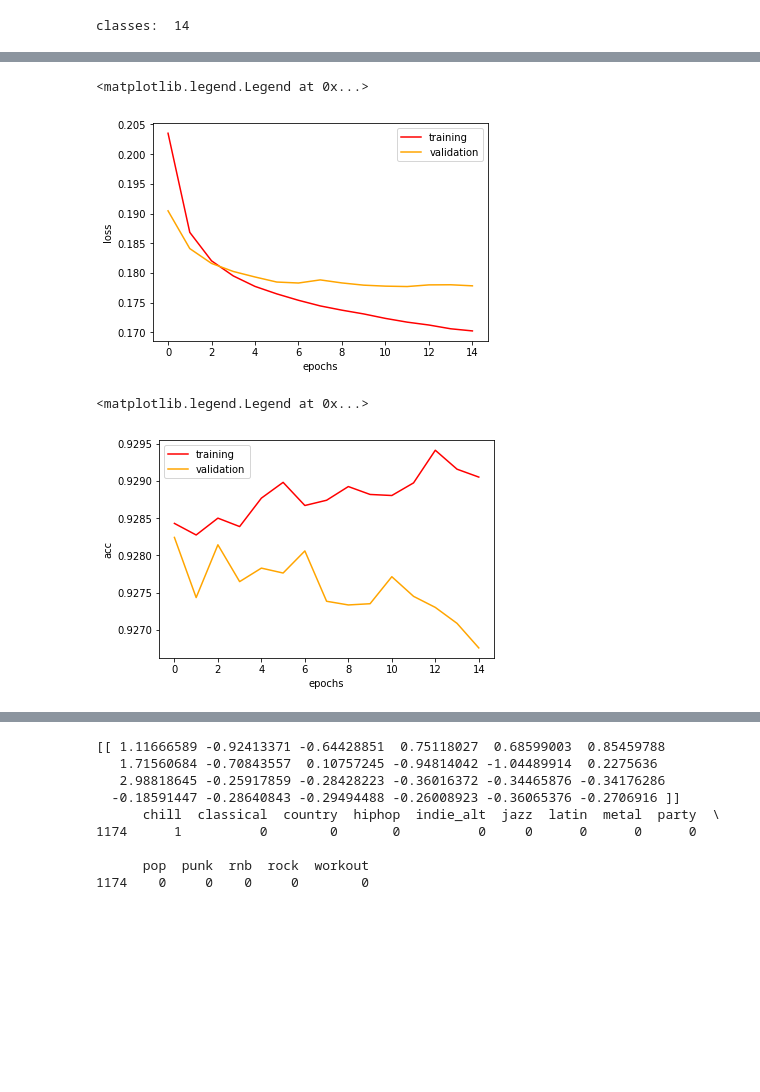
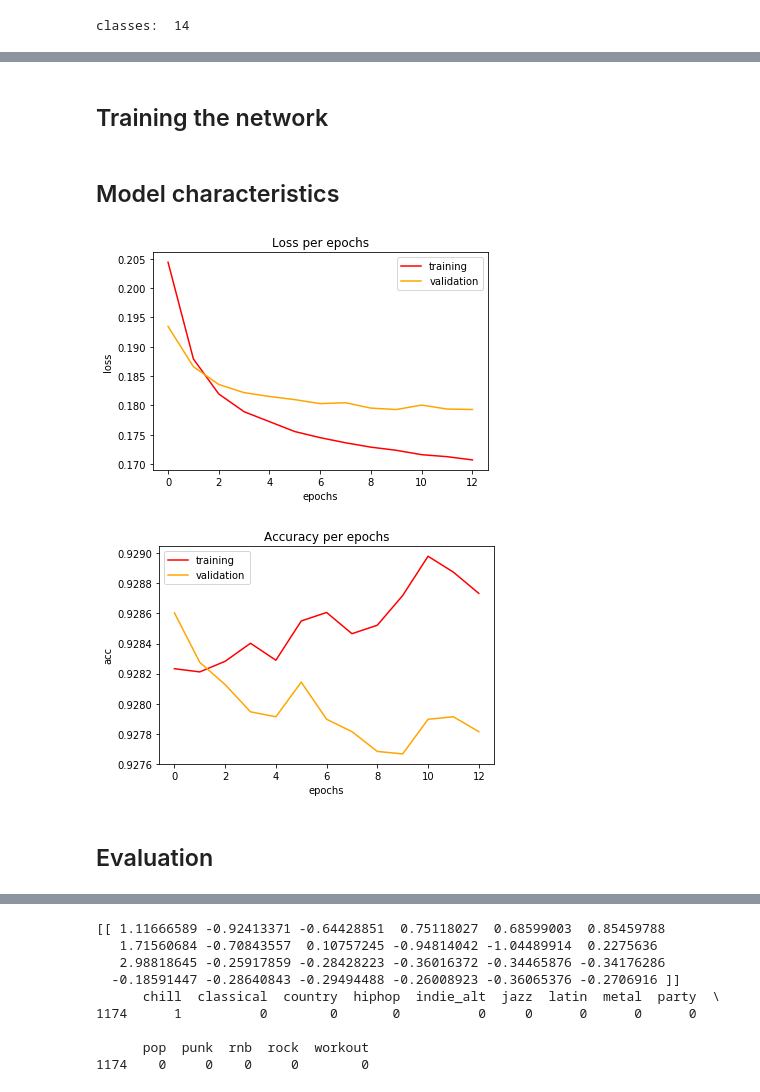
Before and after one commit to ivan-ristovic/Automated-Playlist-Generation, a Jupyter notebook: notebooks/05_NNClassification.ipynb, the cells around one changed output, grey strips where cells are left out. Saved outputs shown, nothing was run; the diff lists cells and outputs as text; code cells hidden in the pictures; blank space fills up the shorter version.

```diff
--- a/notebooks/05_NNClassification.ipynb
+++ b/notebooks/05_NNClassification.ipynb
@@ -39,5 +23,6 @@ x_train, x_test, y_train, y_test = model_selection.train_test_split(x, y, train_
 # %%
-number_of_classes = len(df['category'].unique())
+x_train, x_test, y_train, y_test = load_dataset()
+number_of_classes = len(y_train.unique())
 print("classes: ", number_of_classes)
 # %% [output]
 classes:  14
@@ -52,0 +29,3 @@ x_train.shape
+# %%
+y_train = pd.get_dummies(y_train)
+y_test = pd.get_dummies(y_test)
@@ -53,8 +34,6 @@ x_train.shape
 # %%
 number_of_features = x_train.shape[1]
 output_size = number_of_classes
-# %%
-x_train, x_test = scale_data(x_train, x_test)
 # %%
 model = Sequential()
 # %%
@@ -81,4 +60,6 @@ Total params: 3,764
 Trainable params: 3,764
 Non-trainable params: 0
 _________________________________________________________________
+# %% [markdown]
+## Training the network
 # %%
@@ -86,30 +67,36 @@ history = model.fit(x_train, y_train, epochs= 30, batch_size=32, verbose=0, vali
                     callbacks=[EarlyStopping(patience=3)])
 # %%
 epochs = history.epoch
+# %% [markdown]
+## Model characteristics
 # %%
 loss = history.history['loss']
 validation_loss = history.history['val_loss']
 # %%
+plt.title('Loss per epochs')
 plt.xlabel('epochs')
 plt.ylabel('loss')
 plt.plot(epochs, loss, c='red', label='training')
 plt.plot(epochs, validation_loss, c='orange', label='validation')
 plt.legend(loc='best')
+plt.show()
 # %% [output]
-<matplotlib.legend.Legend at 0x...>
-[figure, old version]
+[figure, new version]
 # %%
 acc = history.history['acc']
 validation_acc = history.history['val_acc']
 # %%
+plt.title('Accuracy per epochs')
 plt.xlabel('epochs')
 plt.ylabel('acc')
 plt.plot(epochs, acc, c='red', label='training')
 plt.plot(epochs, validation_acc, c='orange', label='validation')
 plt.legend(loc='best')
+plt.show()
 # %% [output]
-<matplotlib.legend.Legend at 0x...>
-[figure, old version]
+[figure, new version]
+# %% [markdown]
+## Evaluation
 # %%
 # evaluacija mreze
 test_loss, test_acc = model.evaluate(x_test, y_test)
```
Also changed, not shown: parts of 15 cells of this notebook, 4 other files.
